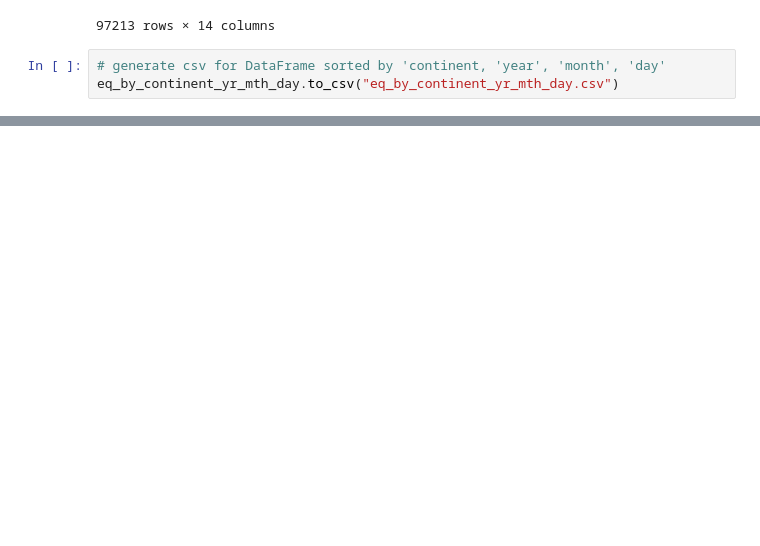
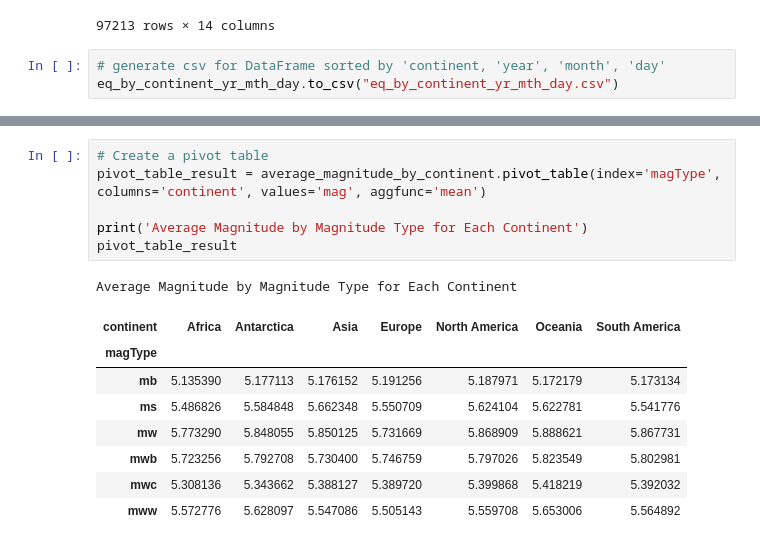
Before and after one commit to jameslaurence82/Project, a Jupyter notebook: earthquake.ipynb, the cells around one changed output, grey strips where cells are left out. Drawn from its saved outputs; the diff is of its cells as text; blank space fills up the shorter version.

```diff
--- a/earthquake.ipynb
+++ b/earthquake.ipynb
@@ -1326,0 +1351,16 @@ eq_by_continent_yr_mth_day.to_csv("eq_by_continent_yr_mth_day.csv")
+# %%
+# Create a pivot table
+pivot_table_result = average_magnitude_by_continent.pivot_table(index='magType', columns='continent', values='mag', aggfunc='mean')
+
+print('Average Magnitude by Magnitude Type for Each Continent')
+pivot_table_result
+# %% [output]
+Average Magnitude by Magnitude Type for Each Continent
+| continent | Africa | Antarctica | Asia | Europe | North America | Oceania | South America |
+| magType |  |  |  |  |  |  |  |
+| mb | 5.135390 | 5.177113 | 5.176152 | 5.191256 | 5.187971 | 5.172179 | 5.173134 |
+| ms | 5.486826 | 5.584848 | 5.662348 | 5.550709 | 5.624104 | 5.622781 | 5.541776 |
+| mw | 5.773290 | 5.848055 | 5.850125 | 5.731669 | 5.868909 | 5.888621 | 5.867731 |
+| mwb | 5.723256 | 5.792708 | 5.730400 | 5.746759 | 5.797026 | 5.823549 | 5.802981 |
+| mwc | 5.308136 | 5.343662 | 5.388127 | 5.389720 | 5.399868 | 5.418219 | 5.392032 |
+| mww | 5.572776 | 5.628097 | 5.547086 | 5.505143 | 5.559708 | 5.653006 | 5.564892 |
```
Also changed, not shown: parts of 8 cells of this notebook, 1 other file.
